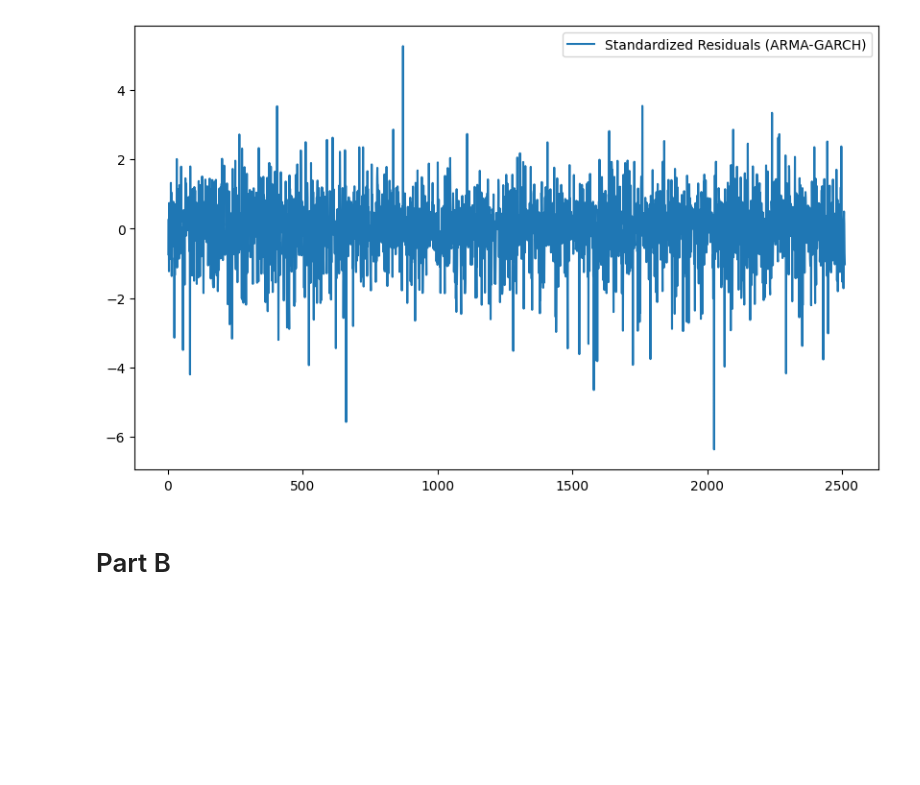
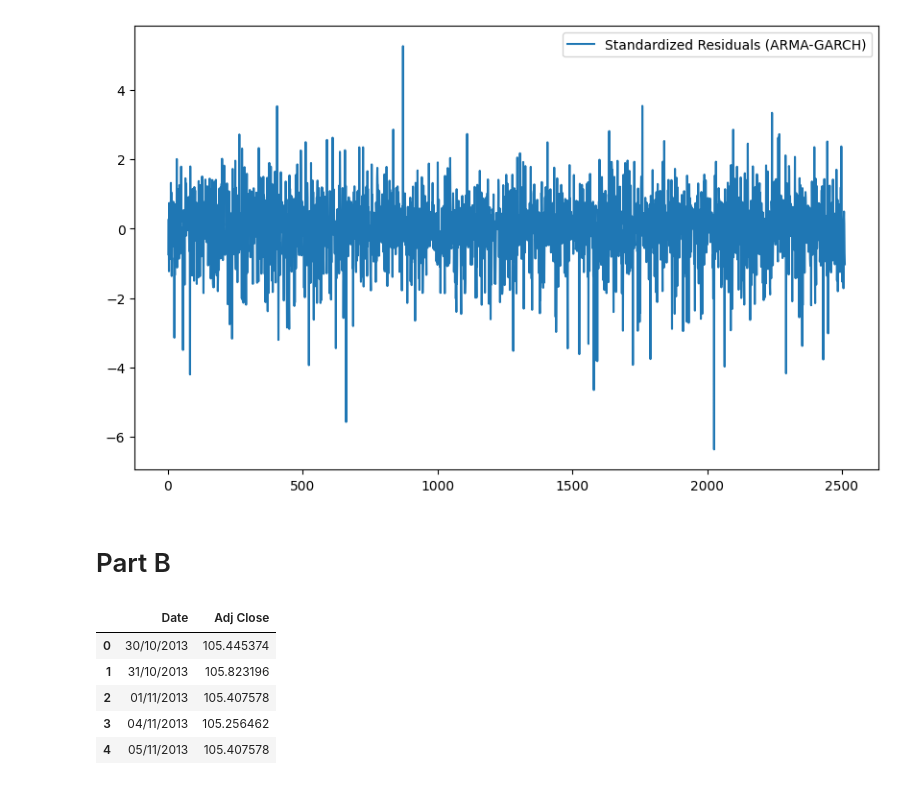
Before and after one commit to iliasra/QuantitativeRiskManagement, a Jupyter notebook: coursework1.ipynb, the cells around one changed output. Saved outputs shown, nothing was run; the diff lists cells and outputs as text; code cells hidden in the pictures; blank space fills up the shorter version.

```diff
--- a/coursework1.ipynb
+++ b/coursework1.ipynb
@@ -152,3 +152,13 @@ Covariance estimator: robust
 [figure]
 # %% [markdown]
 # Part B
+# %%
+dfB = pd.read_csv('data/QRM-2025-cw1-data-b(1).csv')
+dfB.head()
+# %% [output]
+|  | Date | Adj Close |
+| 0 | 30/10/2013 | 105.445374 |
+| 1 | 31/10/2013 | 105.823196 |
+| 2 | 01/11/2013 | 105.407578 |
+| 3 | 04/11/2013 | 105.256462 |
+| 4 | 05/11/2013 | 105.407578 |
```
Also changed, not shown: parts of 11 cells of this notebook.
